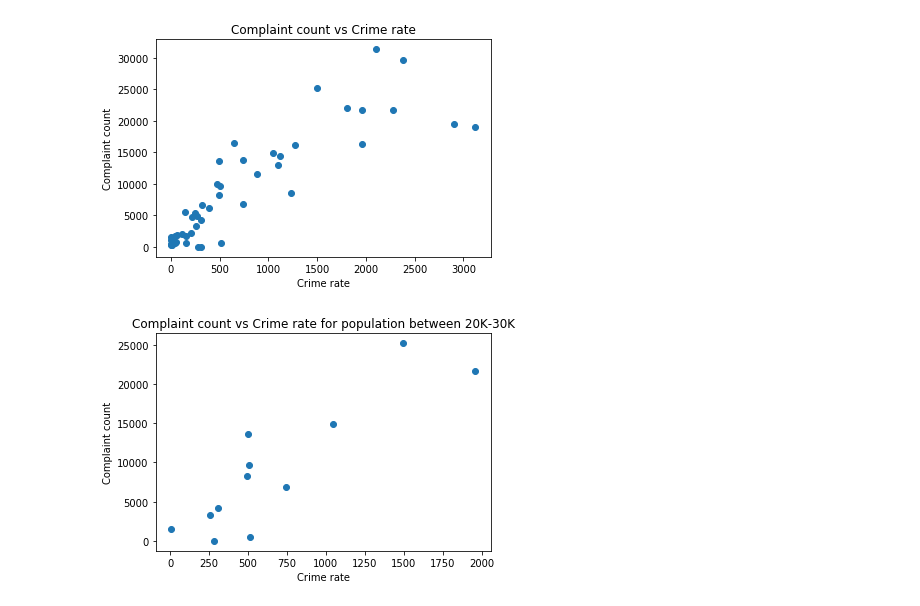
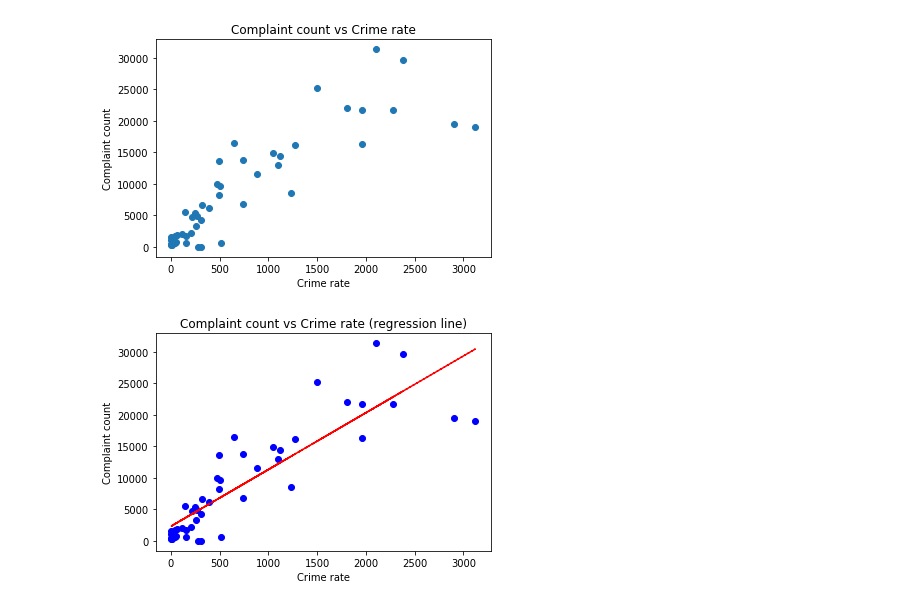
Before and after one commit to mraigosa/Austin_311_analysis, a Jupyter notebook: zipcode_analysis_main.ipynb, the cells around one changed output. Drawn from its saved outputs; the diff is of its cells as text; code cells hidden in the pictures.

Commit message:
Commit on 12-08-2017. Included regression lines,bar graphs & relevant comments

```diff
--- a/zipcode_analysis_main.ipynb
+++ b/zipcode_analysis_main.ipynb
@@ -7,6 +8,7 @@ import numpy as np
 # %%
-#main dataframe
-zipcode_main_df = pd.read_csv('zip_code1.csv')
+#Read data from csv file created by zipcode_build_df.ipynb notebook
+#This will be the source for all analysis in this notebook
+zipcode_main_df = pd.read_csv('zip_code_data_combined.csv')
 del zipcode_main_df["Unnamed: 0"]
 zipcode_main_df.head()
 # %% [output]
@@ -38,0 +58,4 @@ zipcode_population_sort = zipcode_main_df.sort_values("total_population",ascendi
+# %%
+#calculate per-capita complaint count by zipcode
+zipcode_main_df["per_capita_complaint"] = zipcode_main_df["complaint_count"]/zipcode_main_df["total_population"]
+zipcode_main_df.head()
@@ -61,0 +111,10 @@ plt.show()
+# %%
+#bin by household income
+#define bins & label. Use pd.cut to bin on school_sumry_df dataframe
+bins = [0, 20000, 40000, 60000, 80000, 180000]
+bin_labels = ["<20K","20K-40K","40K-60K","60K-80K", ">80K",]
+zipcode_main_df["median_household_income_bins"] = pd.cut(zipcode_main_df["median_household_income($)"], bins, right = False, labels = bin_labels)
+
+income_bar = pd.DataFrame(zipcode_main_df.groupby("median_household_income_bins")["complaint_count"].mean())
+income_bar = income_bar.reset_index()
+income_bar
@@ -81,12 +164,22 @@ plt.title("Complaint count vs Crime rate")
 plt.show()
 # %% [output]
 [figure]
+# %%
+#Regression analysis(best fit)
+crime = zipcode_main_df.loc[:,"crime_reports"]
+complaint = zipcode_main_df.loc[:,"complaint_count"]
+
+#use mask to remove NaN
+mask = ~np.isnan(crime) & ~np.isnan(complaint)
+(slope, intercept, _, _, _) = linregress(crime[mask], complaint[mask])
+fit = slope * crime[mask] + intercept
 # %%
-#complaint count vs crime rate for populations between 20-30K
-plt.scatter (zipcode_20k_to_30k["crime_reports"], zipcode_20k_to_30k["complaint_count"])
+#plot crime reports vs complaint count
+plt.scatter(crime[mask], complaint[mask], color='blue', marker='o')
+plt.plot(crime[mask], fit, color='red', linestyle='dashed')
 plt.xlabel("Crime rate")
 plt.ylabel("Complaint count")
-plt.title("Complaint count vs Crime rate for population between 20K-30K")
+plt.title("Complaint count vs Crime rate (regression line)")
 plt.show()
 # %% [output]
-[figure, old version]
+[figure, new version]
```
Also changed, not shown: parts of 28 cells of this notebook, 11 other files.
